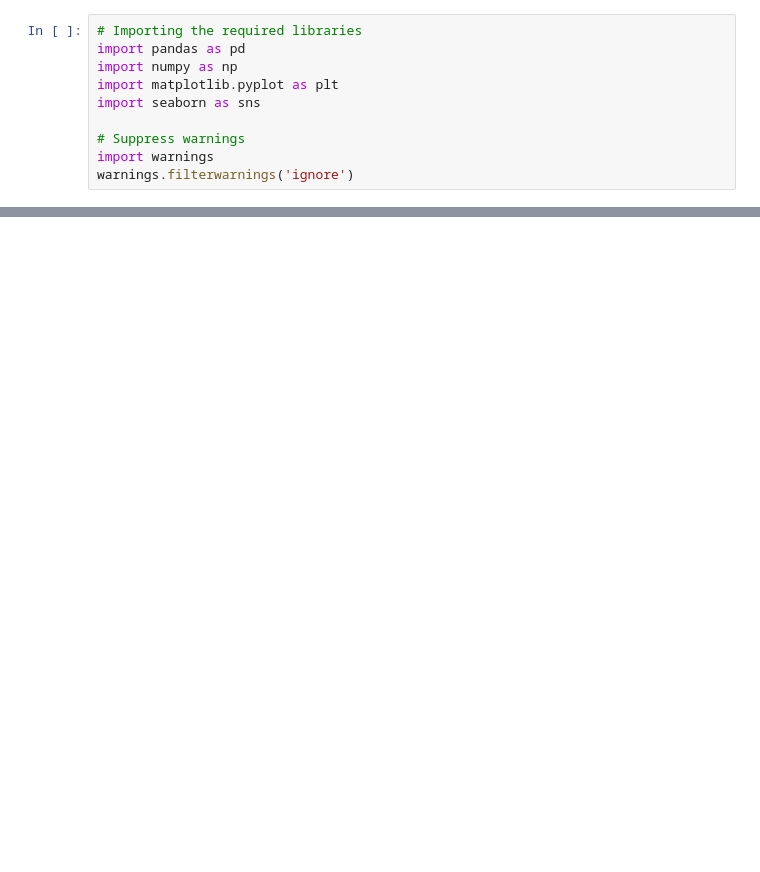
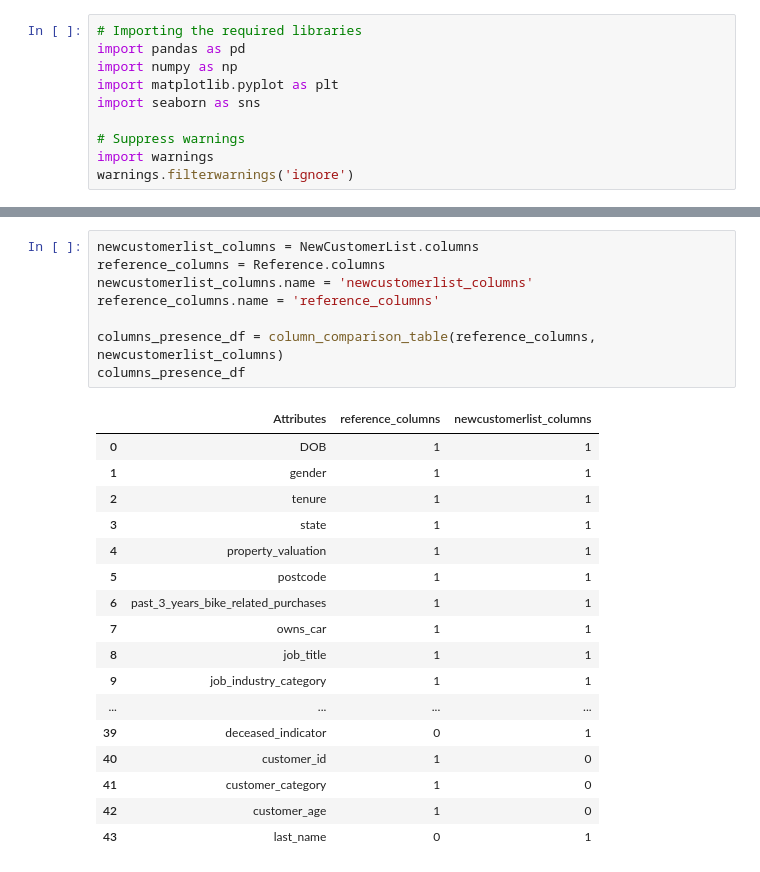
Before and after one commit to notcostheta/internship-speedrun, a Jupyter notebook: kpmg/task3.ipynb, the cells around one changed output, grey strips where cells are left out. Saved outputs shown, nothing was run; the diff lists cells and outputs as text; blank space fills up the shorter version.

```diff
--- a/kpmg/task3.ipynb
+++ b/kpmg/task3.ipynb
@@ -72,0 +88,26 @@ memory usage: 3.8+ MB
+# %%
+newcustomerlist_columns = NewCustomerList.columns
+reference_columns = Reference.columns
+newcustomerlist_columns.name = 'newcustomerlist_columns'
+reference_columns.name = 'reference_columns'
+
+columns_presence_df = column_comparison_table(reference_columns, newcustomerlist_columns)
+columns_presence_df
+# %% [output]
+|  | Attributes | reference_columns | newcustomerlist_columns |
+| 0 | DOB | 1 | 1 |
+| 1 | gender | 1 | 1 |
+| 2 | tenure | 1 | 1 |
+| 3 | state | 1 | 1 |
+| 4 | property_valuation | 1 | 1 |
+| 5 | postcode | 1 | 1 |
+| 6 | past_3_years_bike_related_purchases | 1 | 1 |
+| 7 | owns_car | 1 | 1 |
+| 8 | job_title | 1 | 1 |
+| 9 | job_industry_category | 1 | 1 |
+| ... | ... | ... | ... |
+| 39 | deceased_indicator | 0 | 1 |
+| 40 | customer_id | 1 | 0 |
+| 41 | customer_category | 1 | 0 |
+| 42 | customer_age | 1 | 0 |
+| 43 | last_name | 0 | 1 |
```
Also changed, not shown: parts of 28 cells of this notebook, 2 other files.
